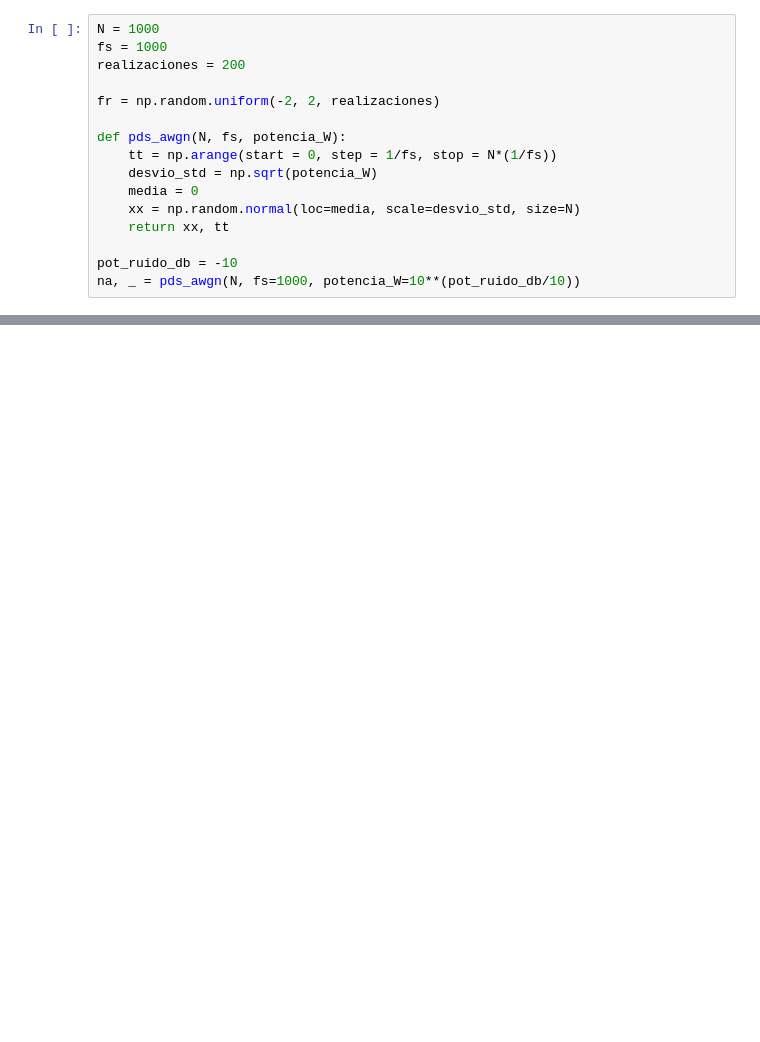
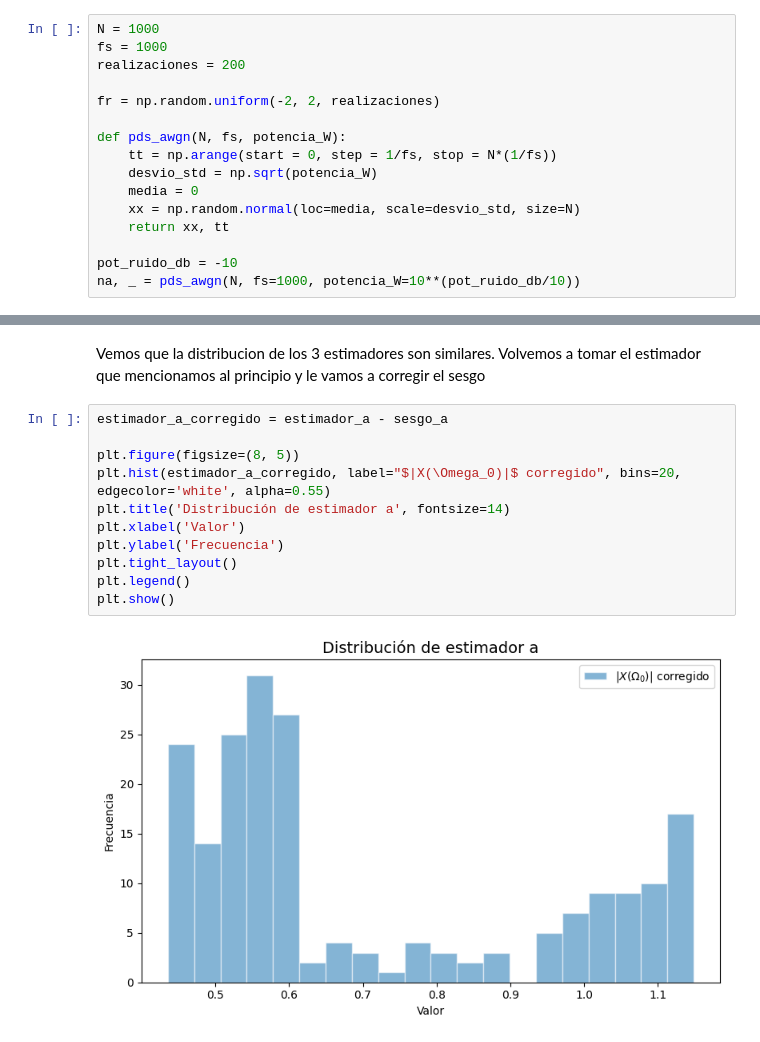
Before and after one commit to tomzuran/PDS2026, a Jupyter notebook: est_espectral2.ipynb, the cells around one changed output, grey strips where cells are left out. Cells and saved outputs as stored; diff of their text form; blank space fills up the shorter version.

```diff
--- a/est_espectral2.ipynb
+++ b/est_espectral2.ipynb
@@ -112,3 +178,18 @@ Varianza del estimador: 0.05166932540226983
+# %% [markdown]
+Vemos que la distribucion de los 3 estimadores son similares. Volvemos a tomar el estimador que mencionamos al principio y le vamos a corregir el sesgo
+# %%
+estimador_a_corregido = estimador_a - sesgo_a
+
+plt.figure(figsize=(8, 5))
+plt.hist(estimador_a_corregido, label="$|X(\Omega_0)|$ corregido", bins=20, edgecolor='white', alpha=0.55)
+plt.title('Distribución de estimador a', fontsize=14)
+plt.xlabel('Valor')
+plt.ylabel('Frecuencia')
+plt.tight_layout()
+plt.legend()
+plt.show()
+# %% [output]
+[figure, added]
 # %%
 flattop = scipy.signal.windows.hann(N)
 x_flattop = x * flattop
```
Also changed, not shown: parts of 17 cells of this notebook.
